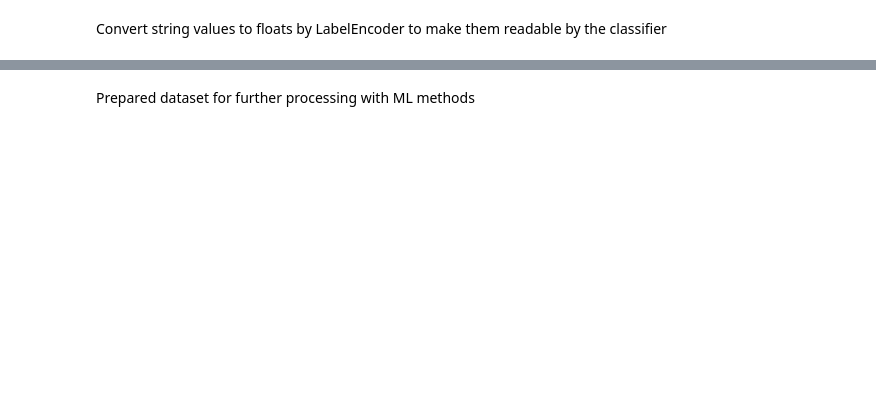
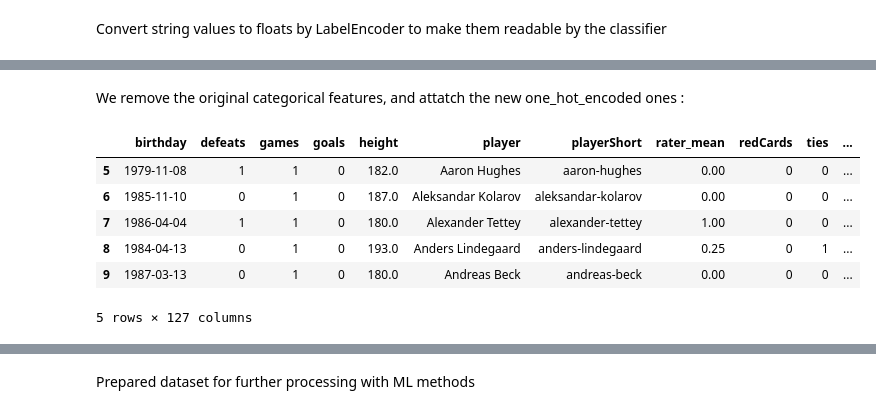
Before and after one commit to PaluchowskiMatthew/ADA-Kepler, a Jupyter notebook: 05 - Applied ML/Applied ML.ipynb, the cells around one changed output, grey strips where cells are left out. Drawn from its saved outputs; the diff is of its cells as text; code cells hidden in the pictures; blank space fills up the shorter version.

Commit message:
Add categorical features

```diff
--- a/05 - Applied ML/Applied ML.ipynb
+++ b/05 - Applied ML/Applied ML.ipynb
@@ -136,0 +121,15 @@ features.head()
+# %%
+# We select those features that contains some categorical value
+# At the same time, we fill the NaN-values by '' to avoid problems later on
+categorical_features = features[['leagueCountry','position','club']].fillna('Missing')
+
+
+columns = []
+for cat in categorical_features.columns:
+    counts = categorical_features[cat].value_counts()
+    n_cats = len(counts)
+
+    columns += list(counts.keys().values)
+
+    print("%s (%i categories):" % (cat.capitalize(), n_cats))
+    print("%s\n" % counts[:10])
@@ -136,0 +164,9 @@ features.head()
+# %%
+from sklearn.preprocessing import LabelEncoder
+from sklearn.preprocessing import OneHotEncoder
+
+# Step 1: Transform each category into an integer
+## For this, we use LabelEncoder from sklearn
+
+label_encoded = categorical_features.apply(LabelEncoder().fit_transform)
+label_encoded.head()
@@ -136,0 +180,9 @@ features.head()
+# %%
+# Step 2: Transform each integer into a binary feature
+## For this, we use OneHotEncoder
+
+one_hot_encoded = OneHotEncoder().fit_transform(label_encoded).toarray()
+
+one_hot_encoded_features = pd.DataFrame(one_hot_encoded, columns=columns)
+
+one_hot_encoded_features.head()
@@ -136,0 +197,15 @@ features.head()
+# %% [markdown]
+We remove the original categorical features, and attatch the new one_hot_encoded ones :
+# %%
+features_no_categorical = features.drop( categorical_features.columns, axis=1)
+# %%
+features_one_hot_encoded = features_no_categorical.join(one_hot_encoded_features)
+features_one_hot_encoded.head()
+# %% [output]
+|  | birthday | defeats | games | goals | height | player | playerShort | rater_mean | redCards | ties | ... |
+| 5 | 1979-11-08 | 1 | 1 | 0 | 182.0 | Aaron Hughes | aaron-hughes | 0.00 | 0 | 0 | ... |
+| 6 | 1985-11-10 | 0 | 1 | 0 | 187.0 | Aleksandar Kolarov | aleksandar-kolarov | 0.00 | 0 | 0 | ... |
+| 7 | 1986-04-04 | 1 | 1 | 0 | 180.0 | Alexander Tettey | alexander-tettey | 1.00 | 0 | 0 | ... |
+| 8 | 1984-04-13 | 0 | 1 | 0 | 193.0 | Anders Lindegaard | anders-lindegaard | 0.25 | 0 | 1 | ... |
+| 9 | 1987-03-13 | 0 | 1 | 0 | 180.0 | Andreas Beck | andreas-beck | 0.00 | 0 | 0 | ... |
+5 rows × 127 columns
```
Also changed, not shown: parts of 28 cells of this notebook.
